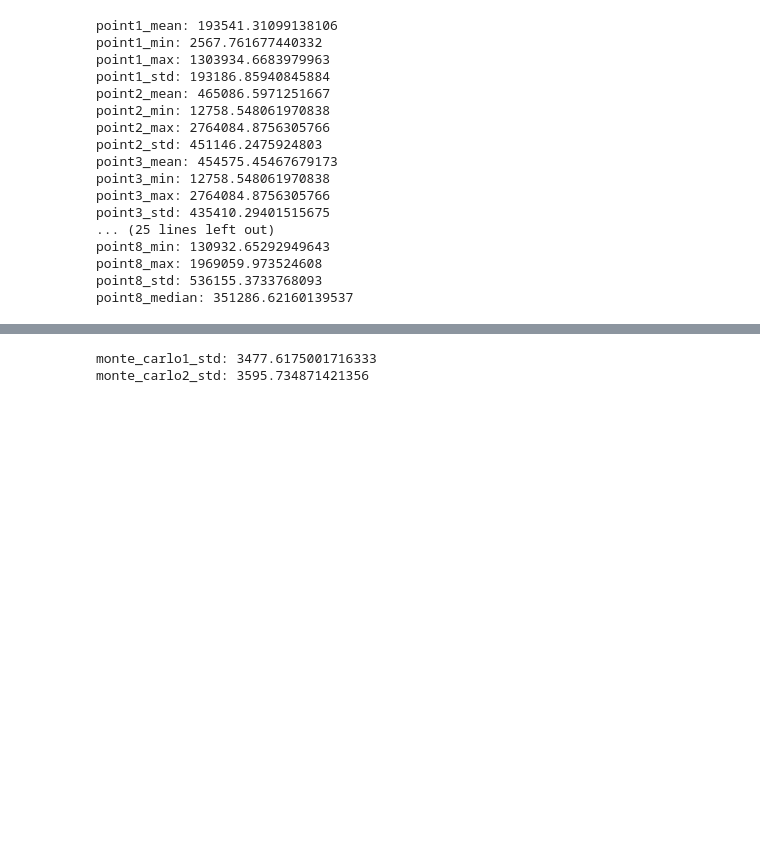
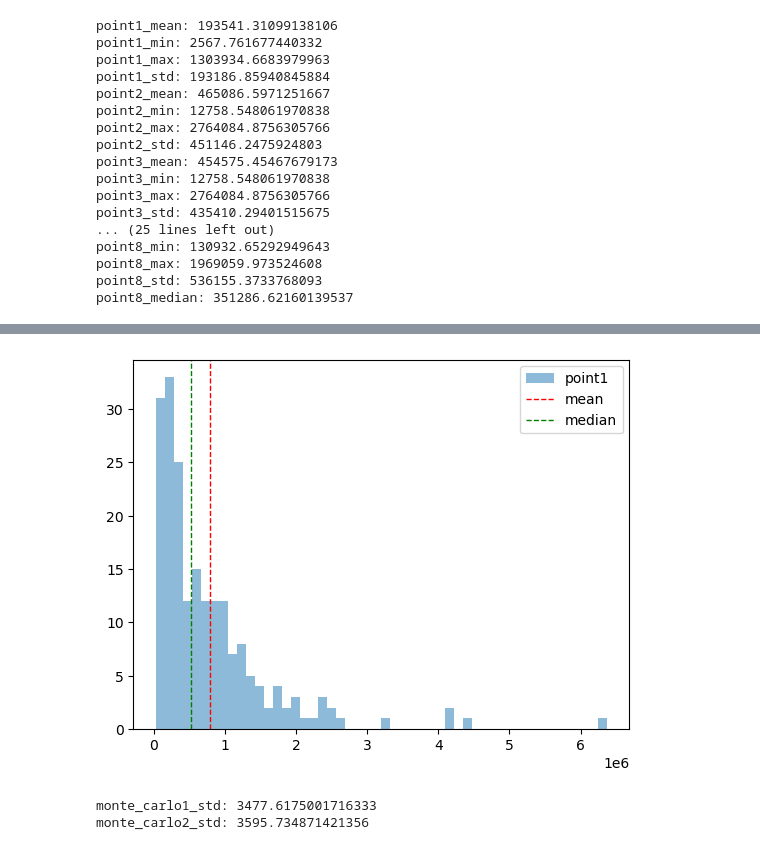
Before and after one commit to toM0dots/XYZ-color-code, a Jupyter notebook: XYZ_color_code/plots.ipynb, the cells around one changed output, grey strips where cells are left out. Saved outputs shown, nothing was run; the diff lists cells and outputs as text; code cells hidden in the pictures; blank space fills up the shorter version.

```diff
--- a/XYZ_color_code/plots.ipynb
+++ b/XYZ_color_code/plots.ipynb
@@ -258 +273,9 @@ TypeError: list indices must be integers or slices, not tuple
+# %%
+plt.hist(point4, bins=50, alpha=0.5, label='point1')
+plt.axvline(point4_mean, color='r', linestyle='dashed', linewidth=1, label='mean')
+plt.axvline(point4_median, color='g', linestyle='dashed', linewidth=1, label='median')
+plt.legend()
+plt.show()
+# %% [output]
+[figure, added]
 # %%
```
Also changed, not shown: parts of 6 cells of this notebook, 1 other file.
